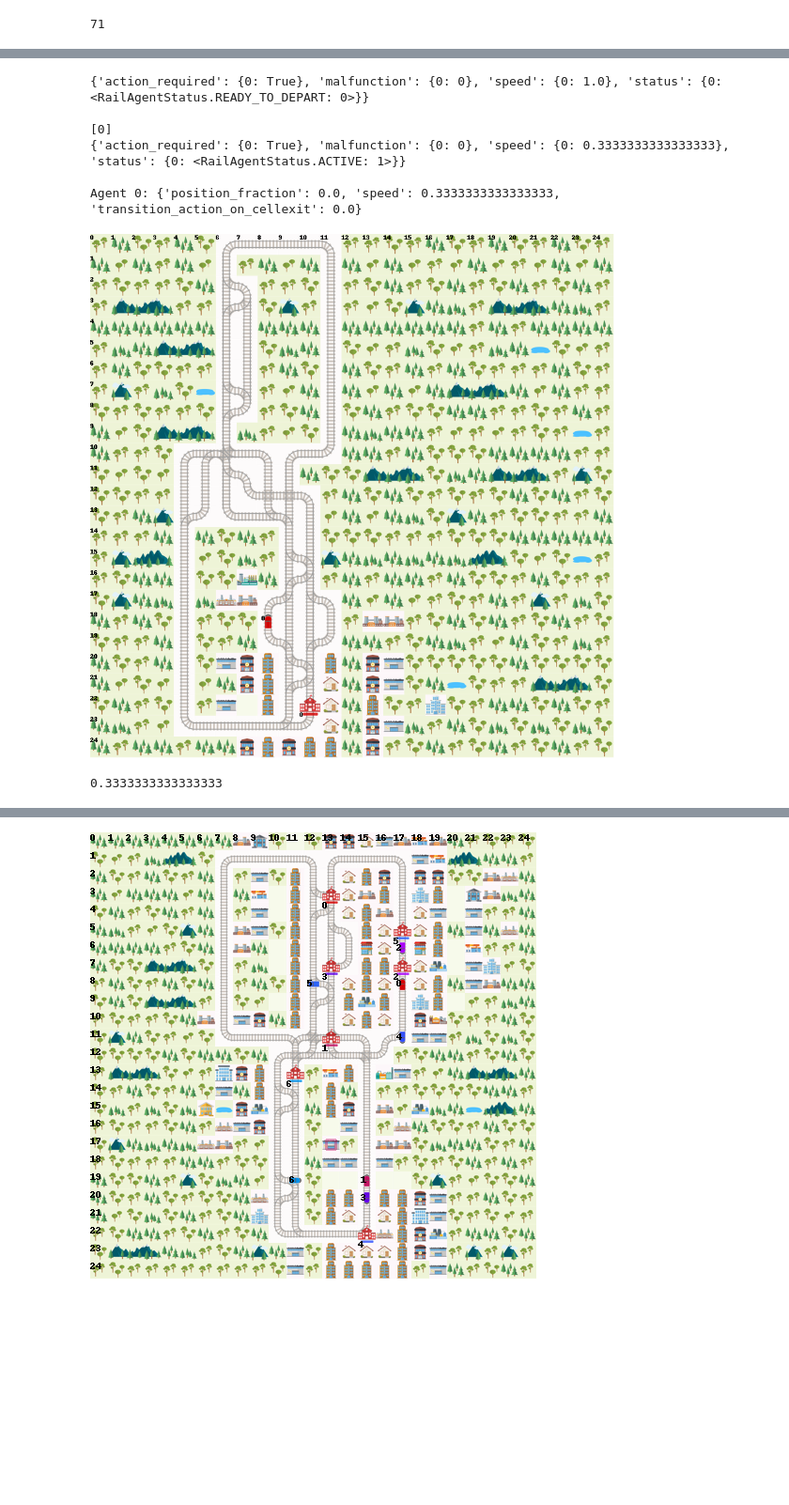
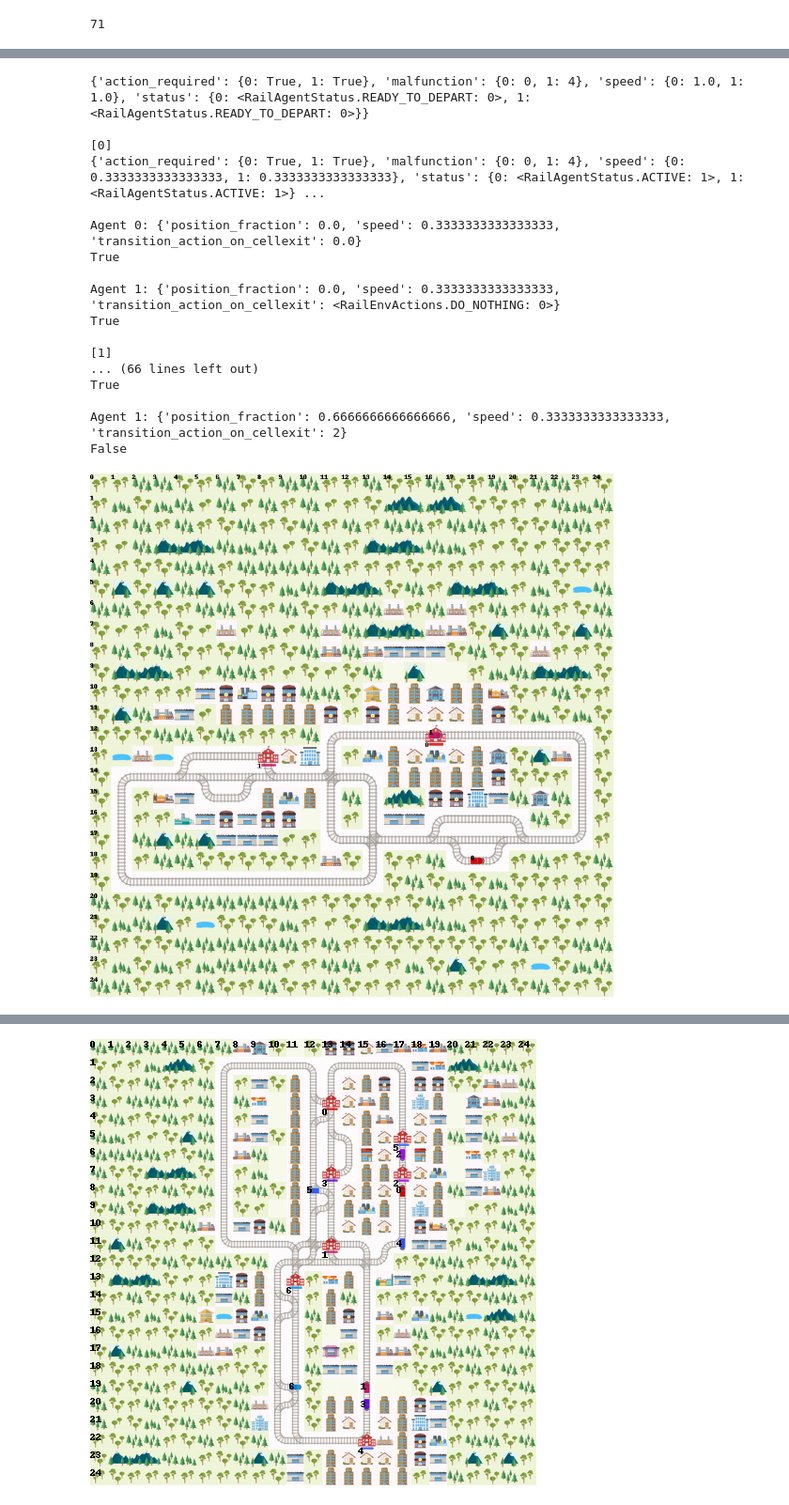
Before and after one commit to kaiserm99/Bachelor-Arbeit-KI, a Jupyter notebook: first_steps/first_steps_cbs.ipynb, the cells around one changed output, grey strips where cells are left out. Shown at 94% size. Drawn from its saved outputs; the diff is of its cells as text; code cells hidden in the pictures; blank space fills up the shorter version.

```diff
--- a/first_steps/first_steps_cbs.ipynb
+++ b/first_steps/first_steps_cbs.ipynb
@@ -241,48 +240,57 @@ speed_ration_map = {1.: .0,
                             1. / 4.: 0.}
 
 stochastic_data = MalfunctionParameters(
-                  malfunction_rate=1/180,
+                  malfunction_rate=1/10,
                   min_duration=3,
-                  max_duration=10
+                  max_duration=4
         )
 # %%
 
 env = RailEnv(
         width=0,
         height=0,
-        rail_generator=rail_from_file("../scratch/test-envs/Test_8/Level_0.pkl"),
-        number_of_agents=1,
+        rail_generator=rail_from_file("../scratch/test-envs/Test_6/Level_0.pkl"),
+        number_of_agents=2,
         malfunction_generator=ParamMalfunctionGen(stochastic_data)
     )
 
 
 _, info = env.reset()
 set_speed(env, speed_ration_map)
 print(info)
 
-for step in range(1):
+
+for step in range(9):
     print(f"\n[{step}]")
 
     if step == 0:
-        _, _, _, info = env.step({i : 1 for i in range(env.get_num_agents())})
+        _, _, _, info = env.step({i : 2 for i in range(env.get_num_agents())})
     else:
         _, _, _, info = env.step({i : 2 for i in range(env.get_num_agents())})
 
     print(info)
     for handle, a in enumerate(env.agents):
         print(f"\nAgent {handle}: {a.speed_data}")
+        print(env.action_required(a))
 
 
-    render_env(env)
+render_env(env)
 # %% [output]
-{'action_required': {0: True}, 'malfunction': {0: 0}, 'speed': {0: 1.0}, 'status': {0: <RailAgentStatus.READY_TO_DEPART: 0>}}
+{'action_required': {0: True, 1: True}, 'malfunction': {0: 0, 1: 4}, 'speed': {0: 1.0, 1: 1.0}, 'status': {0: <RailAgentStatus.READY_TO_DEPART: 0>, 1: <RailAgentStatus.READY_TO_DEPART: 0>}}
 
 [0]
-{'action_required': {0: True}, 'malfunction': {0: 0}, 'speed': {0: 0.3333333333333333}, 'status': {0: <RailAgentStatus.ACTIVE: 1>}}
+{'action_required': {0: True, 1: True}, 'malfunction': {0: 0, 1: 4}, 'speed': {0: 0.3333333333333333, 1: 0.3333333333333333}, 'status': {0: <RailAgentStatus.ACTIVE: 1>, 1: <RailAgentStatus.ACTIVE: 1>} ...
 
 Agent 0: {'position_fraction': 0.0, 'speed': 0.3333333333333333, 'transition_action_on_cellexit': 0.0}
+True
+
+Agent 1: {'position_fraction': 0.0, 'speed': 0.3333333333333333, 'transition_action_on_cellexit': <RailEnvActions.DO_NOTHING: 0>}
+True
+
+[1]
+... (66 lines left out)
+True
+
+Agent 1: {'position_fraction': 0.6666666666666666, 'speed': 0.3333333333333333, 'transition_action_on_cellexit': 2}
+False
-[figure, old version]
+[figure, new version]
-# %%
-env.agents[0].speed_data['speed']
-# %% [output]
-0.3333333333333333
```
Also changed, not shown: parts of 3 cells of this notebook, 19 other files.
